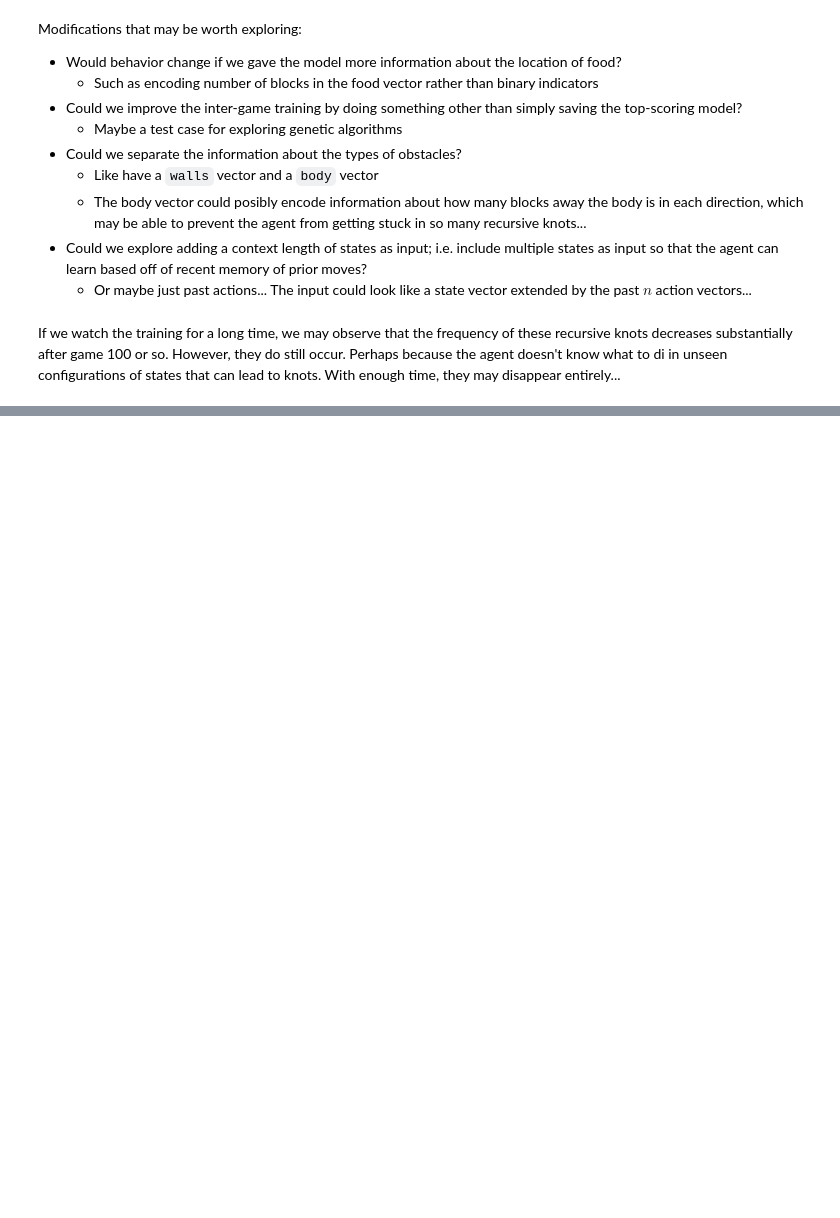
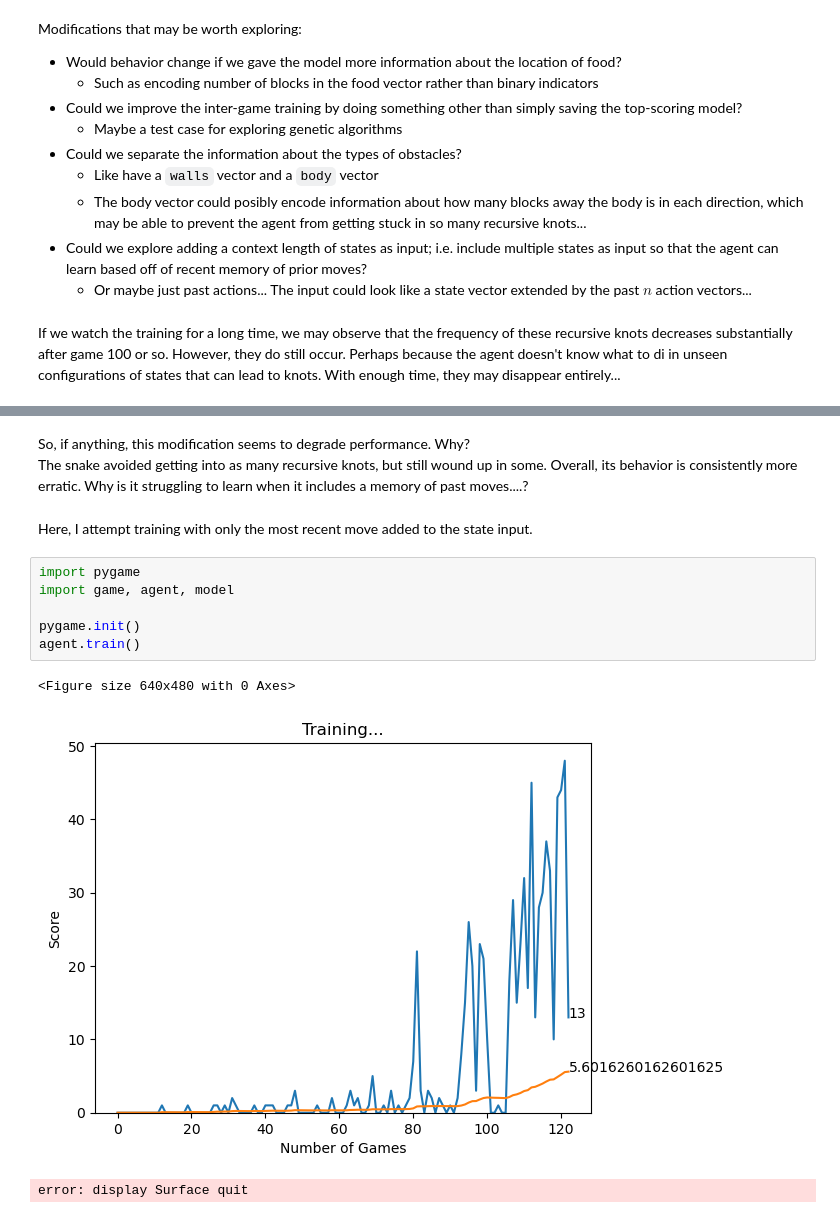
Before and after one commit to BenAF002/data_science, a Jupyter notebook: demos/snek_net_demo/snek_net.ipynb, the cells around one changed output, grey strips where cells are left out. Saved outputs shown, nothing was run; the diff lists cells and outputs as text; blank space fills up the shorter version.

```diff
--- a/demos/snek_net_demo/snek_net.ipynb
+++ b/demos/snek_net_demo/snek_net.ipynb
@@ -683,0 +701,15 @@ If we watch the training for a long time, we may observe that the frequency of t
+# %% [markdown]
+So, if anything, this modification seems to degrade performance. Why?\
+The snake avoided getting into as many recursive knots, but still wound up in some. Overall, its behavior is consistently more erratic. Why is it struggling to learn when it includes a memory of past moves....?
+# %% [markdown]
+Here, I attempt training with only the most recent move added to the state input.
+# %%
+import pygame
+import game, agent, model
+
+pygame.init()
+agent.train()
+# %% [output]
+<Figure size 640x480 with 0 Axes>
+[figure, added]
+error: display Surface quit
```
Also changed, not shown: parts of 5 cells of this notebook, 5 other files.
